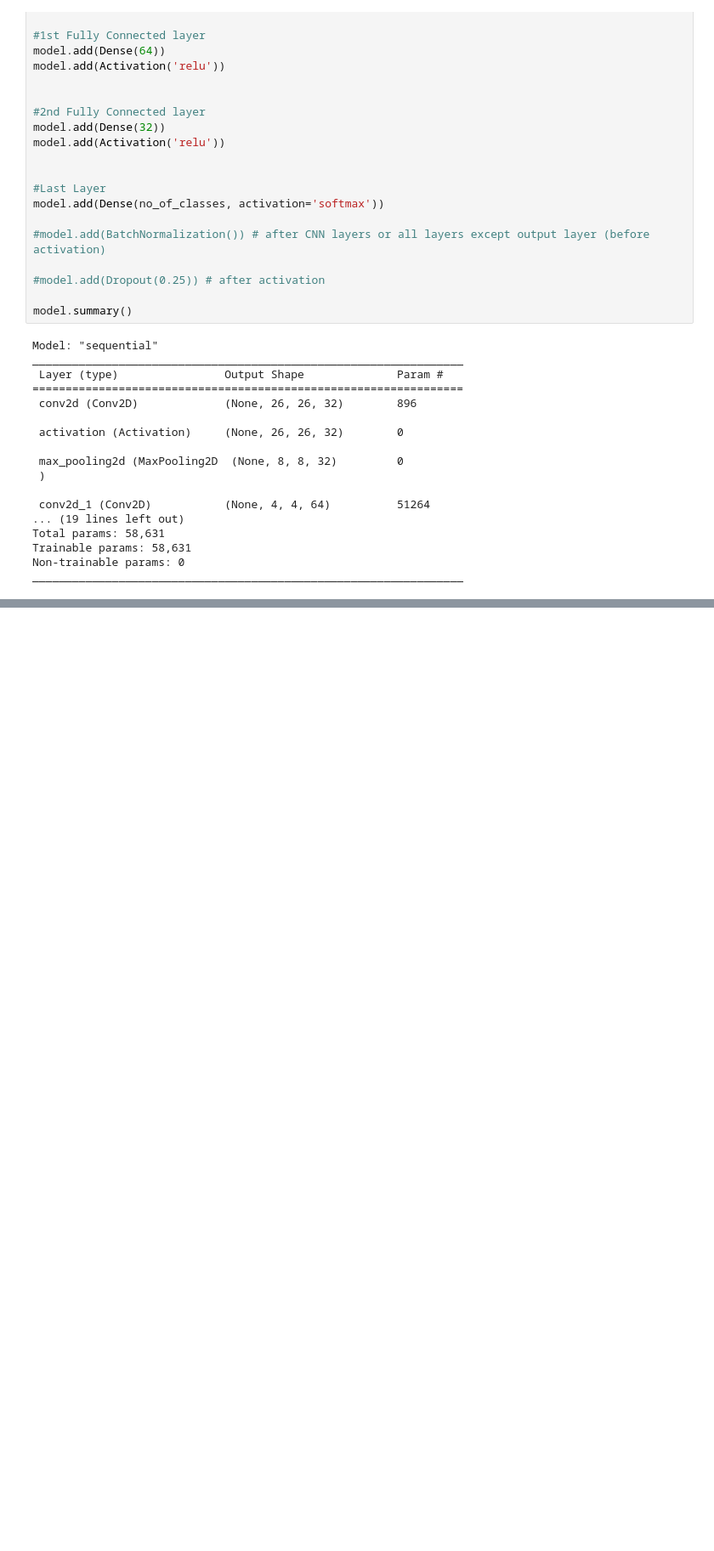
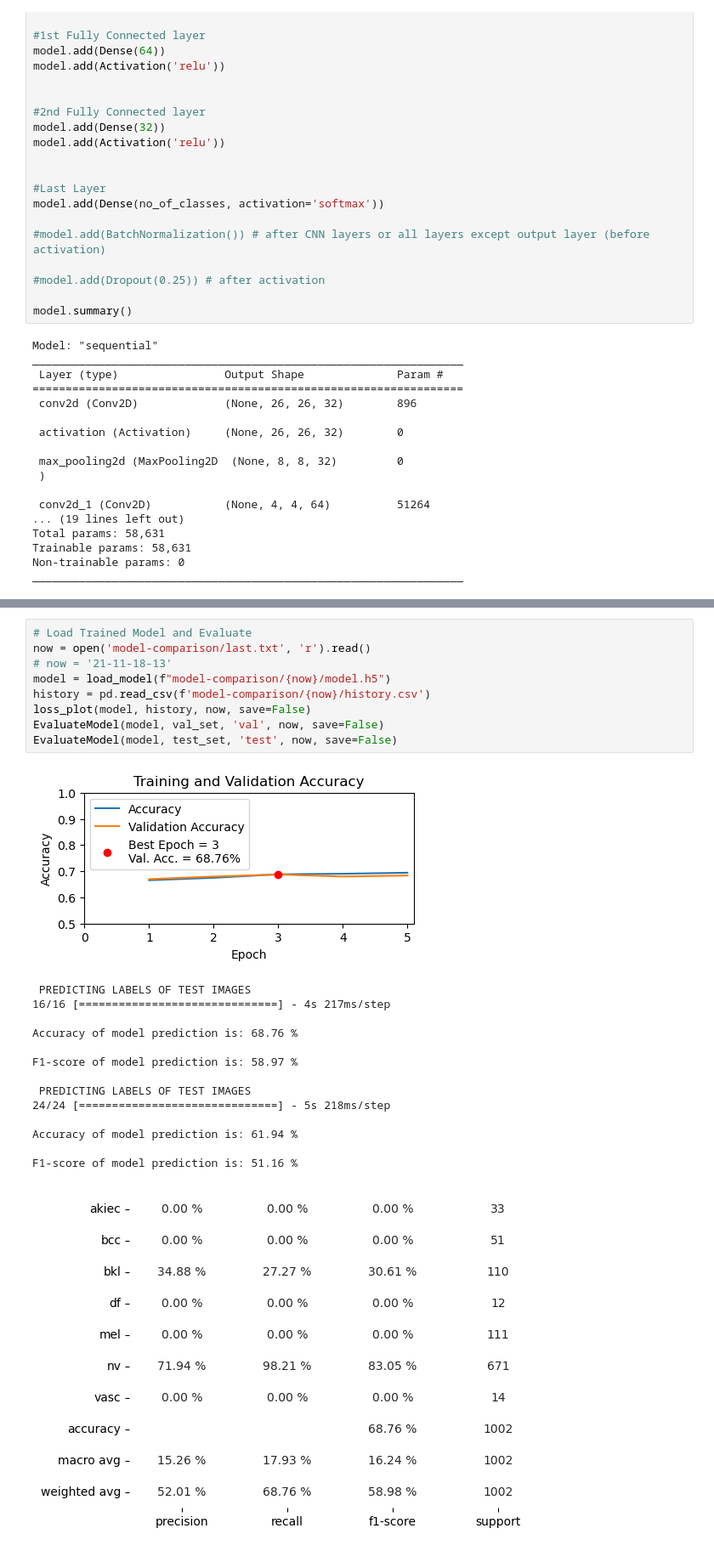
Before and after one commit to mehmetbayik/Skin-Cancer-Prediction-Deep-Learning, a Jupyter notebook: skin-cancer-cnn.ipynb, the cells around one changed output, grey strips where cells are left out. Shown: that part at 85% size. Saved outputs shown, nothing was run; the diff lists cells and outputs as text; blank space fills up the shorter version.

```diff
--- a/skin-cancer-cnn.ipynb
+++ b/skin-cancer-cnn.ipynb
@@ -432,0 +429,25 @@ Accuracy of model prediction is: 58.03 %
+# %%
+# Load Trained Model and Evaluate
+now = open('model-comparison/last.txt', 'r').read()
+# now = '21-11-18-13'
+model = load_model(f"model-comparison/{now}/model.h5")
+history = pd.read_csv(f'model-comparison/{now}/history.csv')
+loss_plot(model, history, now, save=False)
+EvaluateModel(model, val_set, 'val', now, save=False)
+EvaluateModel(model, test_set, 'test', now, save=False)
+# %% [output]
+[figure, added]
+ PREDICTING LABELS OF TEST IMAGES
+16/16 [==============================] - 4s 217ms/step
+
+Accuracy of model prediction is: 68.76 %
+
+F1-score of model prediction is: 58.97 %
+
+ PREDICTING LABELS OF TEST IMAGES
+24/24 [==============================] - 5s 218ms/step
+
+Accuracy of model prediction is: 61.94 %
+
+F1-score of model prediction is: 51.16 %
+[figure, added]
```
Also changed, not shown: parts of 8 cells of this notebook, 12 other files.
